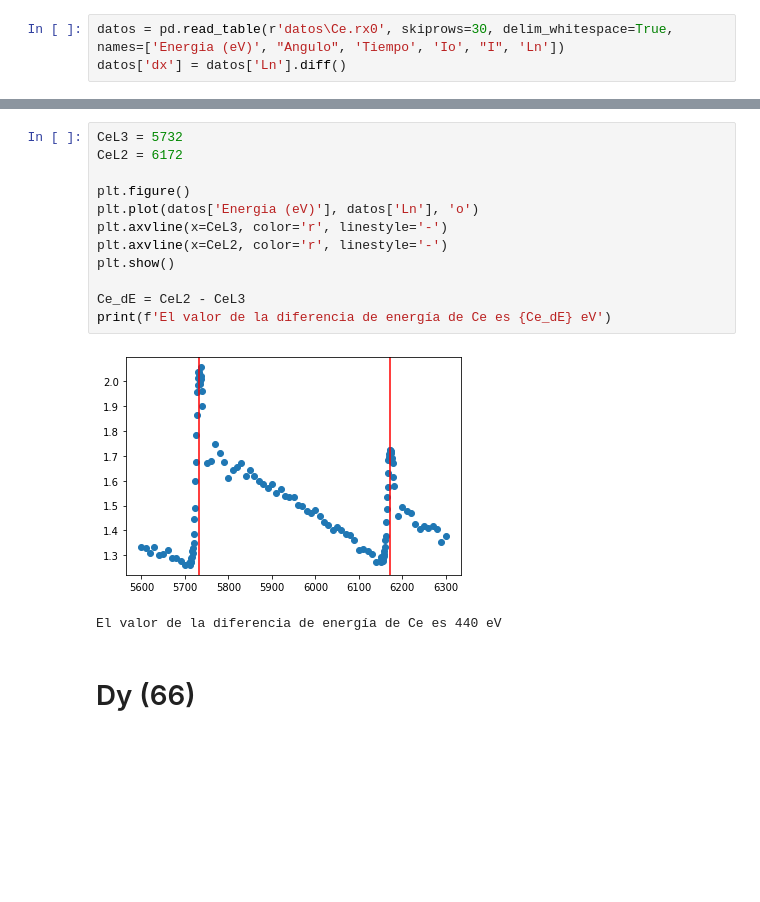
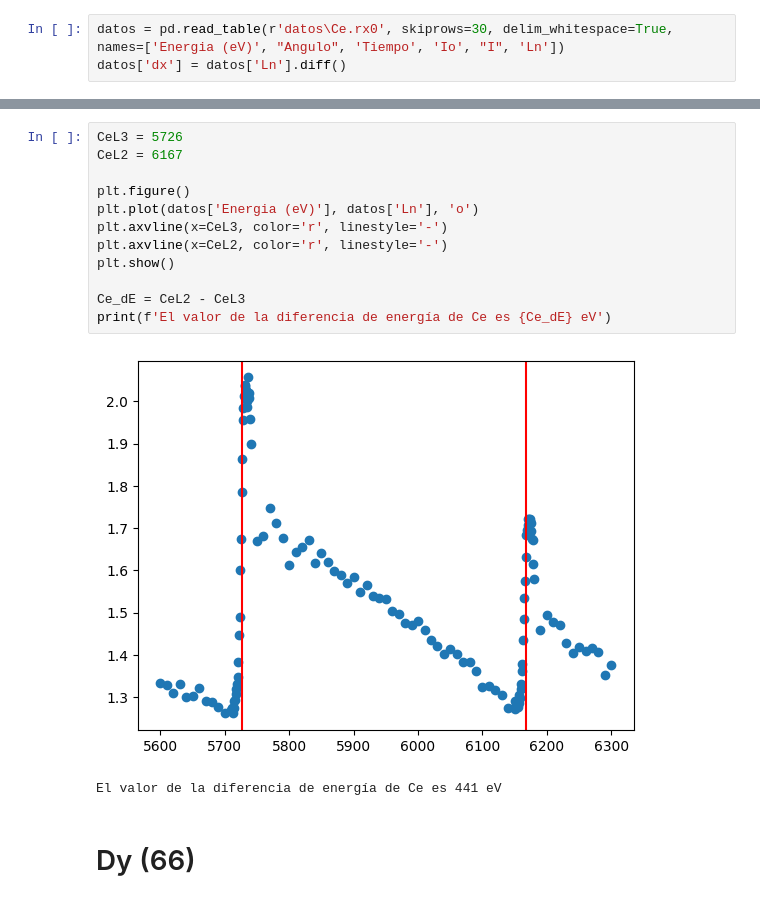
Before and after one commit to Lekkito/data-analysis-physics, a Jupyter notebook: spin-orbit/spinOrbita.ipynb, the cells around one changed output, grey strips where cells are left out. Saved outputs shown, nothing was run; the diff lists cells and outputs as text; blank space fills up the shorter version.

```diff
--- a/spin-orbit/spinOrbita.ipynb
+++ b/spin-orbit/spinOrbita.ipynb
@@ -158,18 +150,18 @@ print(energias)
 # %%
-CeL3 = 5732
-CeL2 = 6172
+CeL3 = 5726
+CeL2 = 6167
 
 plt.figure()
 plt.plot(datos['Energia (eV)'], datos['Ln'], 'o')
 plt.axvline(x=CeL3, color='r', linestyle='-')
 plt.axvline(x=CeL2, color='r', linestyle='-')
 plt.show()
 
 Ce_dE = CeL2 - CeL3
 print(f'El valor de la diferencia de energía de Ce es {Ce_dE} eV')
 # %% [output]
-[figure, old version]
+[figure, new version]
-El valor de la diferencia de energía de Ce es 440 eV
+El valor de la diferencia de energía de Ce es 441 eV
 # %% [markdown]
 # Dy (66)
 # %%
```
Also changed, not shown: parts of 31 cells of this notebook.
